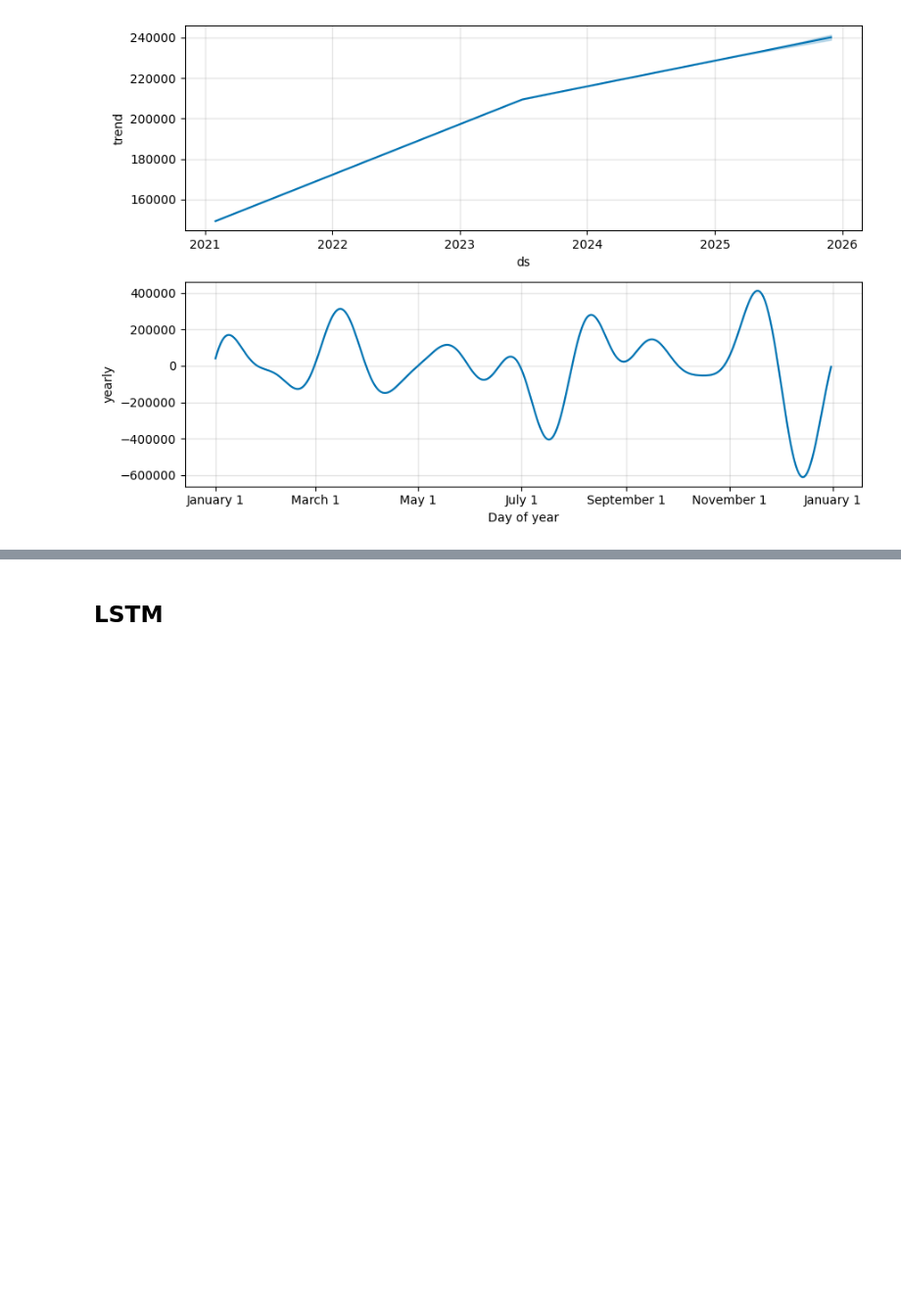
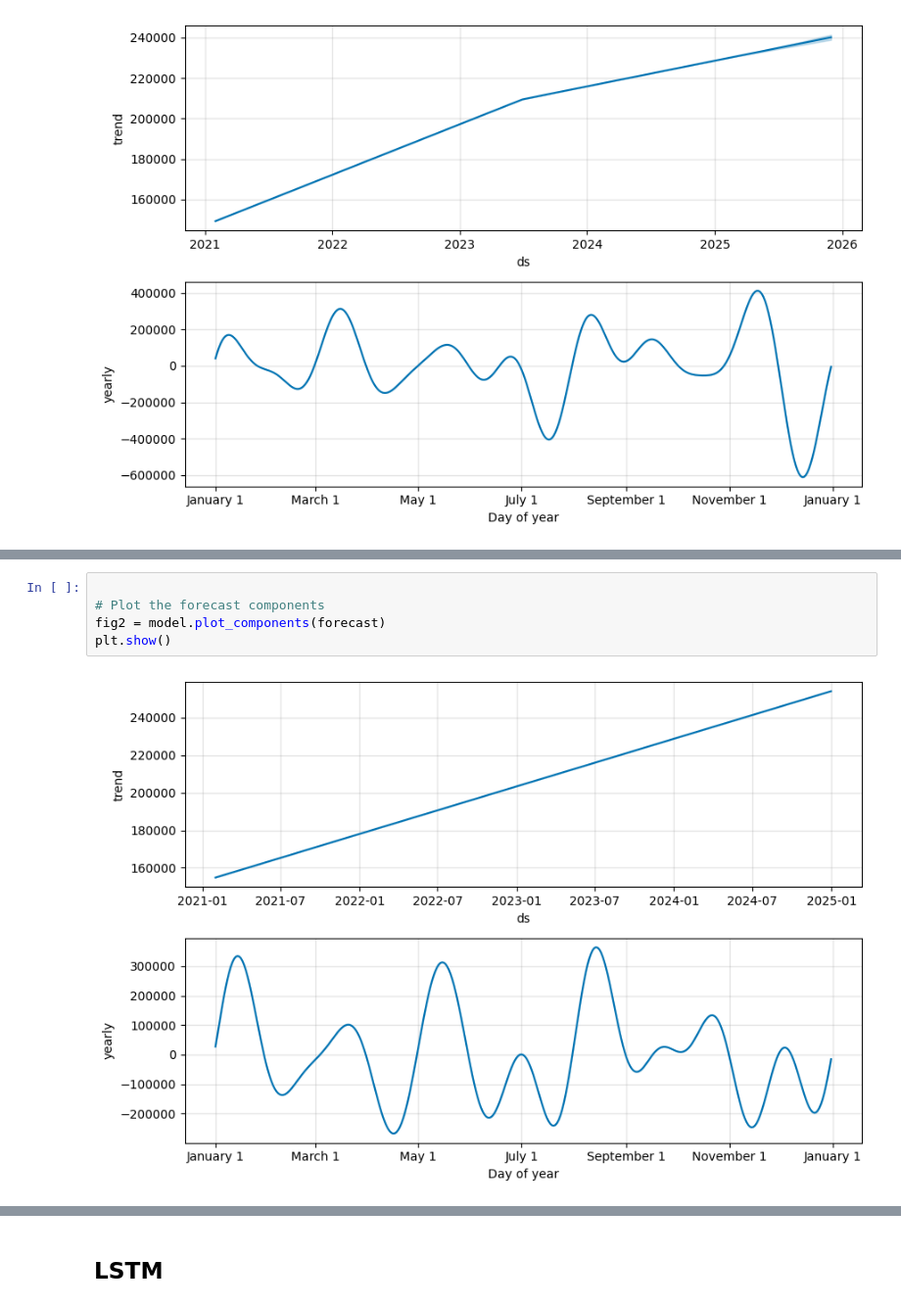
Before and after one commit to rzn-git/forecast-demand-collaboration, a Jupyter notebook: test-17.ipynb, the cells around one changed output, grey strips where cells are left out. Shown at 98% size. Cells and saved outputs as stored; diff of their text form; blank space fills up the shorter version.

```diff
--- a/test-17.ipynb
+++ b/test-17.ipynb
@@ -282,0 +335,7 @@ plt.show()
+# %%
+
+# Plot the forecast components
+fig2 = model.plot_components(forecast)
+plt.show()
+# %% [output]
+[figure, added]
```
Also changed, not shown: parts of 7 cells of this notebook, 1 other file.
